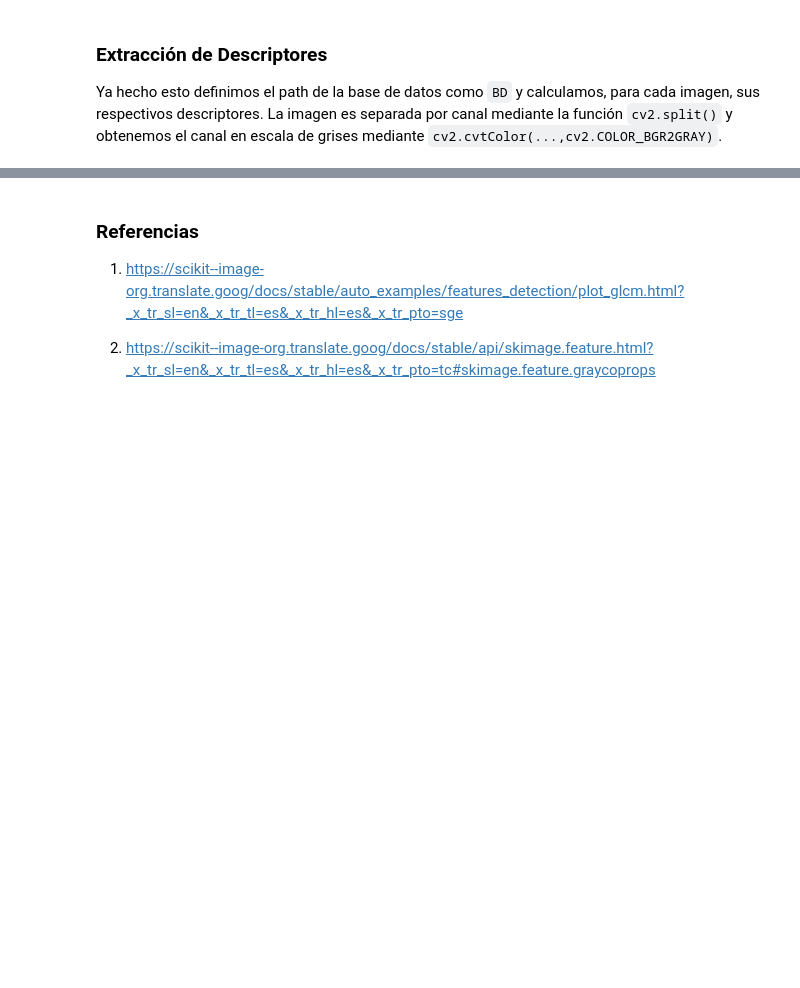
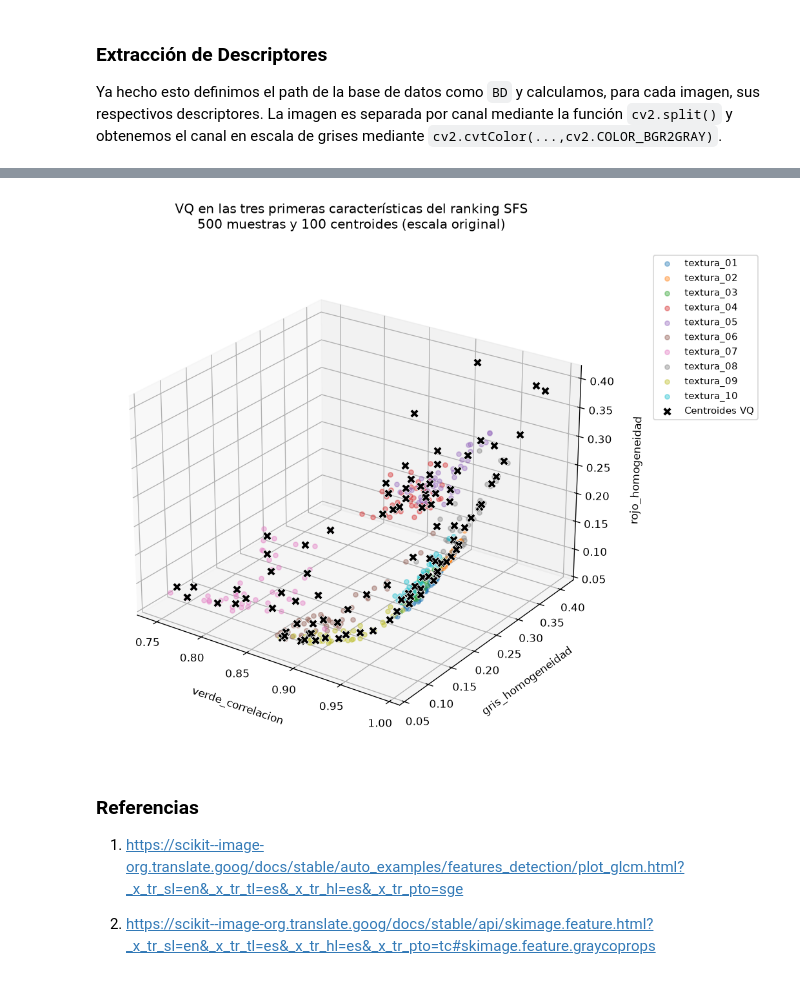
Before and after one commit to LucipherDeVas/Tarea-3-Reconocimiento-de-imagenes, a Jupyter notebook: 01_Obtencion_caracteristicas.ipynb, the cells around one changed output, grey strips where cells are left out. Saved outputs shown, nothing was run; the diff lists cells and outputs as text; code cells hidden in the pictures; blank space fills up the shorter version.

```diff
--- a/01_Obtencion_caracteristicas.ipynb
+++ b/01_Obtencion_caracteristicas.ipynb
@@ -75,7 +78,7 @@ for ruta in sorted(CARPETA.rglob("*.jpg")):
 
     azul, verde, rojo = cv2.split(img)
     gris = cv2.cvtColor(img, cv2.COLOR_BGR2GRAY)
-    fila = {"id": img_id}
+    fila = {"id": img_id, "clase": clase}
 
     for nombre, canal in zip(("azul", "verde", "rojo", "gris"), (azul, verde, rojo, gris)):
         contraste, energia, ASM, homogeneidad, correlacion, disimilaridad = obtencionCaracteristicas(canal)
@@ -91,7 +94,7 @@ for ruta in sorted(CARPETA.rglob("*.jpg")):
 
 df = pd.DataFrame(filas)
 
-print(df[["id"]].head(10))
+print(df[["id", "clase"]].head(10))
 print(df.shape)
 
 df.to_csv("resultados/Caracteristicas.csv", index=False)
@@ -442,0 +506,10 @@ plt.show()
+# %%
+# Ajuste definitivo para VQ, después de evaluar los tamaños por validación.
+scaler_final = StandardScaler()
+X_final_norm = scaler_final.fit_transform(X)
+orden_final = orden_sfs(X_final_norm, y)
+columnas_finales = X.columns[orden_final[:k_elegido]].tolist()
+
+print("Características elegidas para VQ:")
+for nombre in columnas_finales:
+    print("-", nombre)
@@ -443,3 +634,54 @@ plt.show()
+# %%
+import matplotlib.pyplot as plt
+
+# Proyección 3D
+eje_x, eje_y, eje_z = columnas_vq[:3]
+fig_3d = plt.figure(figsize=(12, 8))
+ax_3d = fig_3d.add_subplot(111, projection="3d", computed_zorder=False)
+colores_3d = plt.get_cmap("tab10")
+
+for i, clase in enumerate(sorted(y_vq.unique())):
+    mascara = y_vq == clase
+    ax_3d.scatter(
+        X_original.loc[mascara, eje_x],
+        X_original.loc[mascara, eje_y],
+        X_original.loc[mascara, eje_z],
+        color=colores_3d(i),
+        s=18,
+        alpha=0.4,
+        depthshade=False,
+        label=clase,
+        zorder=1,
+    )
+
+ax_3d.scatter(
+    centroides[eje_x],
+    centroides[eje_y],
+    centroides[eje_z],
+    marker="X",
+    s=65,
+    c="black",
+    edgecolors="white",
+    linewidths=0.5,
+    depthshade=False,
+    label="Centroides VQ",
+    zorder=2,
+)
+
+ax_3d.set_xlabel(eje_x, labelpad=12)
+ax_3d.set_ylabel(eje_y, labelpad=12)
+ax_3d.set_zlabel(eje_z, labelpad=12)
+ax_3d.set_title(
+    f"VQ en las tres primeras características del ranking SFS\n"
+    f"{len(X_original)} muestras y {len(centroides)} centroides (escala original)",
+    pad=20,
+)
+ax_3d.view_init(elev=25, azim=-55)
+ax_3d.legend(loc="upper left", bbox_to_anchor=(1.10, 1.0), fontsize=9)
+fig_3d.subplots_adjust(left=0.02, right=0.76, bottom=0.08, top=0.88)
+plt.show()
+# %% [output]
+[figure, added]
 # %% [markdown]
 ### Referencias
 
```
Also changed, not shown: parts of 13 cells of this notebook.
